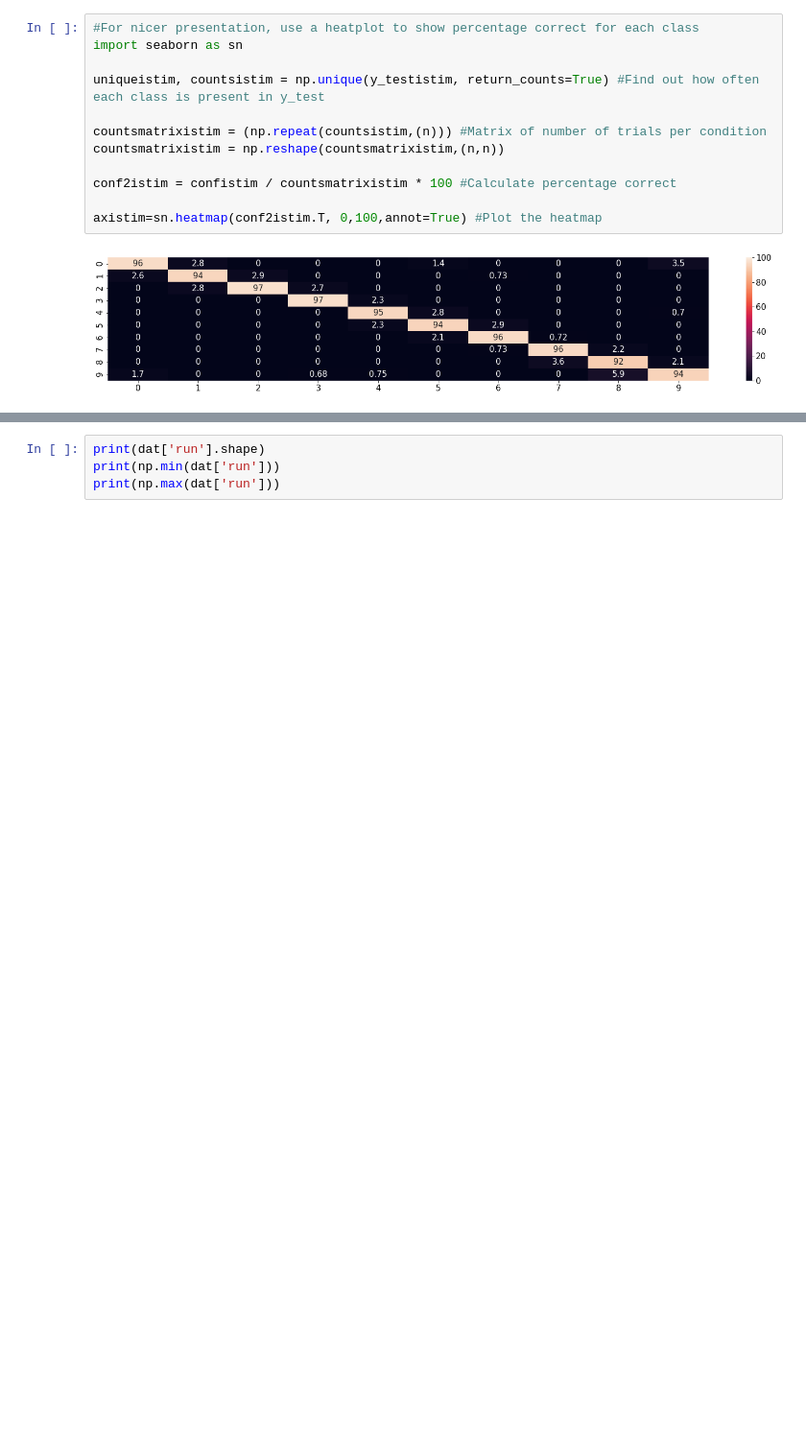
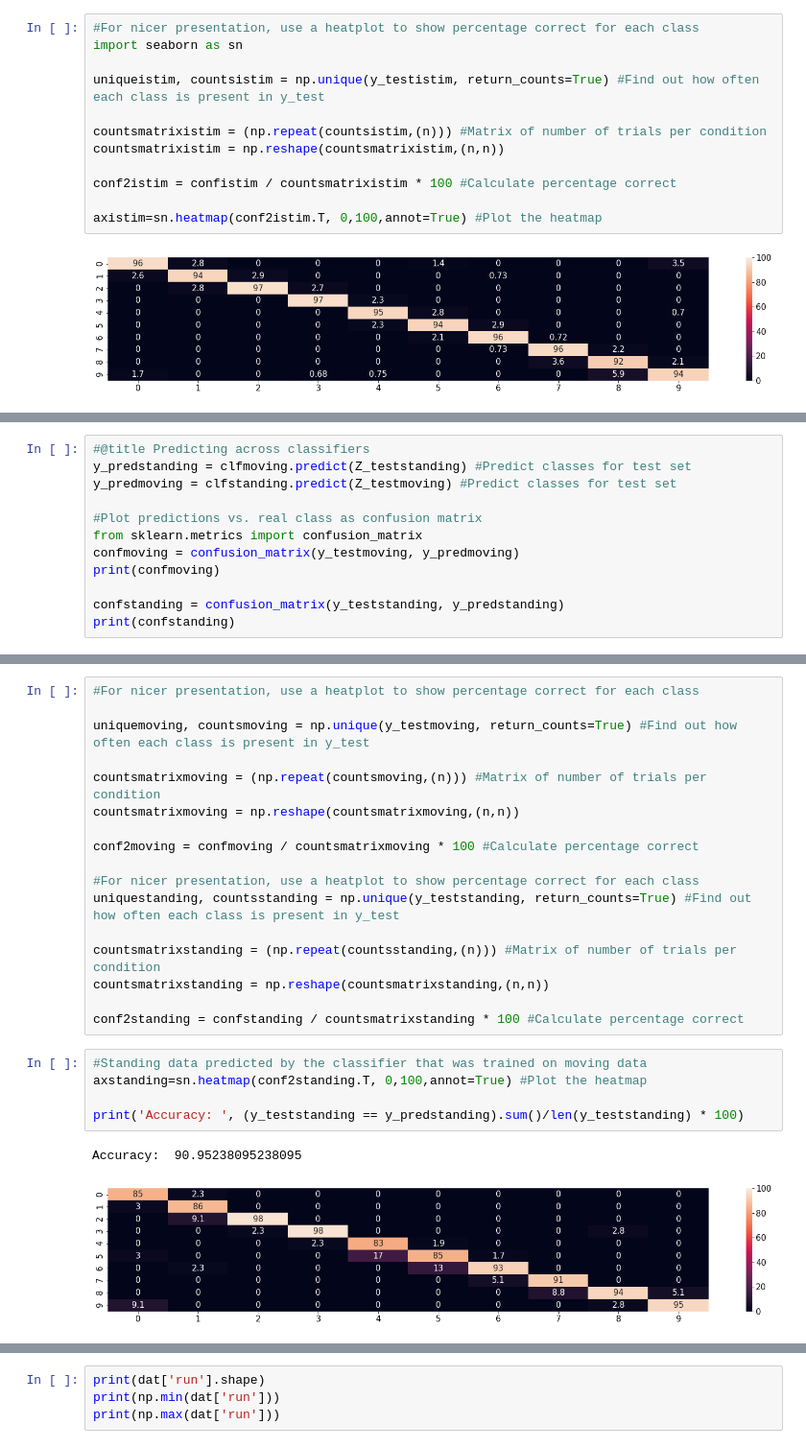
Before and after one commit to hnoamany/Mind-Readers, a Jupyter notebook: Notebooks/Stringer_LDA_classification_orientations.ipynb, the cells around one changed output, grey strips where cells are left out. Shown: that part at 96% size. Saved outputs shown, nothing was run; the diff lists cells and outputs as text; blank space fills up the shorter version.

```diff
--- a/Notebooks/Stringer_LDA_classification_orientations.ipynb
+++ b/Notebooks/Stringer_LDA_classification_orientations.ipynb
@@ -121,0 +255,12 @@ axistim=sn.heatmap(conf2istim.T, 0,100,annot=True) #Plot the heatmap
+# %%
+#@title Predicting across classifiers
+y_predstanding = clfmoving.predict(Z_teststanding) #Predict classes for test set
+y_predmoving = clfstanding.predict(Z_testmoving) #Predict classes for test set
+
+#Plot predictions vs. real class as confusion matrix
+from sklearn.metrics import confusion_matrix
+confmoving = confusion_matrix(y_testmoving, y_predmoving)
+print(confmoving)
+
+confstanding = confusion_matrix(y_teststanding, y_predstanding)
+print(confstanding)
@@ -121,0 +288,25 @@ axistim=sn.heatmap(conf2istim.T, 0,100,annot=True) #Plot the heatmap
+# %%
+#For nicer presentation, use a heatplot to show percentage correct for each class
+
+uniquemoving, countsmoving = np.unique(y_testmoving, return_counts=True) #Find out how often each class is present in y_test
+
+countsmatrixmoving = (np.repeat(countsmoving,(n))) #Matrix of number of trials per condition
+countsmatrixmoving = np.reshape(countsmatrixmoving,(n,n))
+
+conf2moving = confmoving / countsmatrixmoving * 100 #Calculate percentage correct
+
+#For nicer presentation, use a heatplot to show percentage correct for each class
+uniquestanding, countsstanding = np.unique(y_teststanding, return_counts=True) #Find out how often each class is present in y_test
+
+countsmatrixstanding = (np.repeat(countsstanding,(n))) #Matrix of number of trials per condition
+countsmatrixstanding = np.reshape(countsmatrixstanding,(n,n))
+
+conf2standing = confstanding / countsmatrixstanding * 100 #Calculate percentage correct
+# %%
+#Standing data predicted by the classifier that was trained on moving data
+axstanding=sn.heatmap(conf2standing.T, 0,100,annot=True) #Plot the heatmap
+
+print('Accuracy: ', (y_teststanding == y_predstanding).sum()/len(y_teststanding) * 100)
+# %% [output]
+Accuracy:  90.95238095238095
+[figure, added]
```
Also changed, not shown: parts of 30 cells of this notebook.
